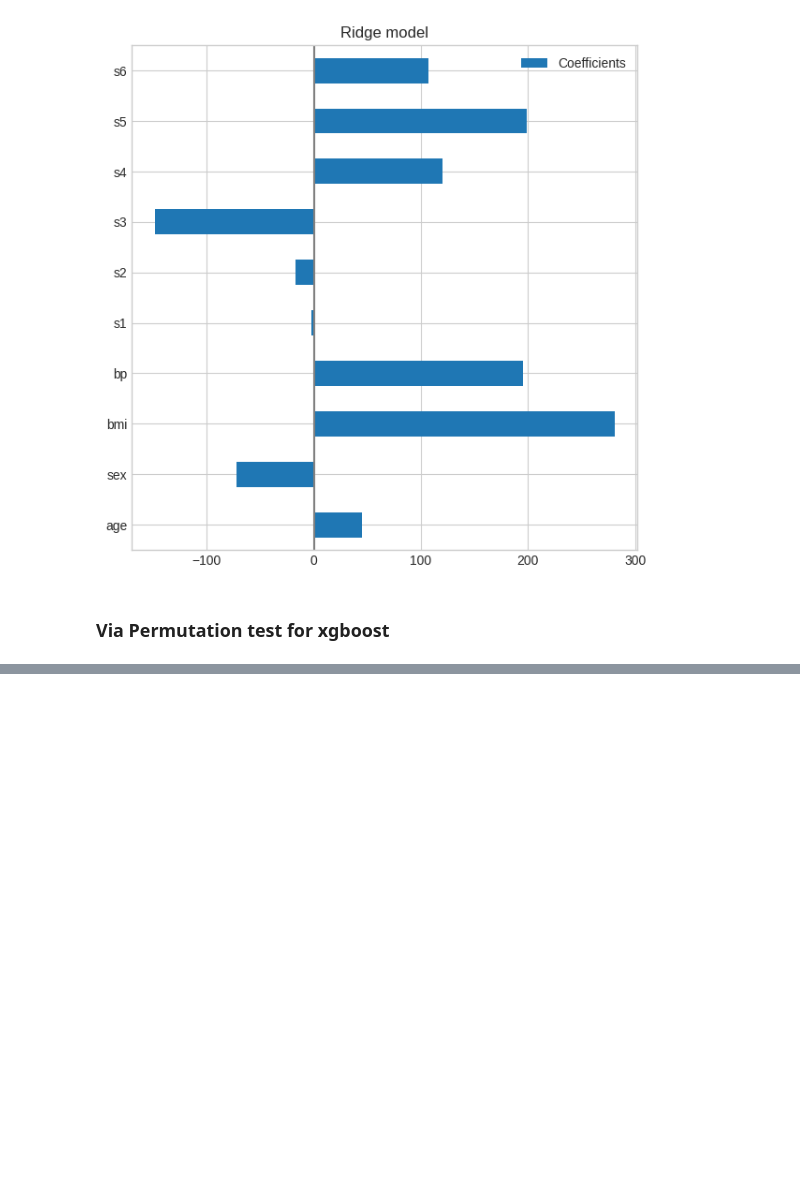
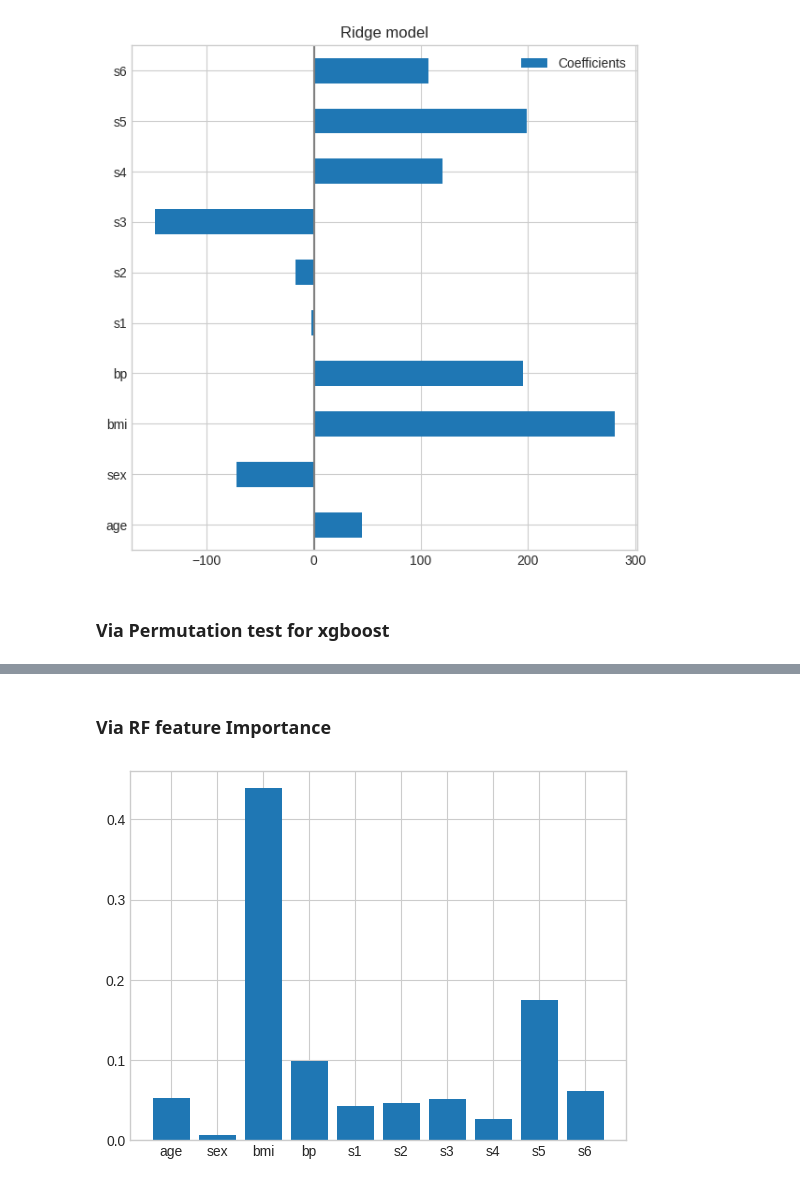
Before and after one commit to xXKeNdAmAmAsTeRXx/Machine-Learning-Tasks, a Jupyter notebook: Model_Selection_and_Regularization/Regression - Diabetes Dataset.ipynb, the cells around one changed output, grey strips where cells are left out. Cells and saved outputs as stored; diff of their text form; code cells hidden in the pictures; blank space fills up the shorter version.

```diff
--- a/Model_Selection_and_Regularization/Regression - Diabetes Dataset.ipynb
+++ b/Model_Selection_and_Regularization/Regression - Diabetes Dataset.ipynb
@@ -841,0 +894,9 @@ plt.subplots_adjust(left=0.3)
+# %% [markdown]
+### Via RF feature Importance
+# %%
+imp = rf_model.feature_importances_
+
+plt.bar(names,imp)
+plt.show()
+# %% [output]
+[figure, added]
```
Also changed, not shown: parts of 1 cell of this notebook.
